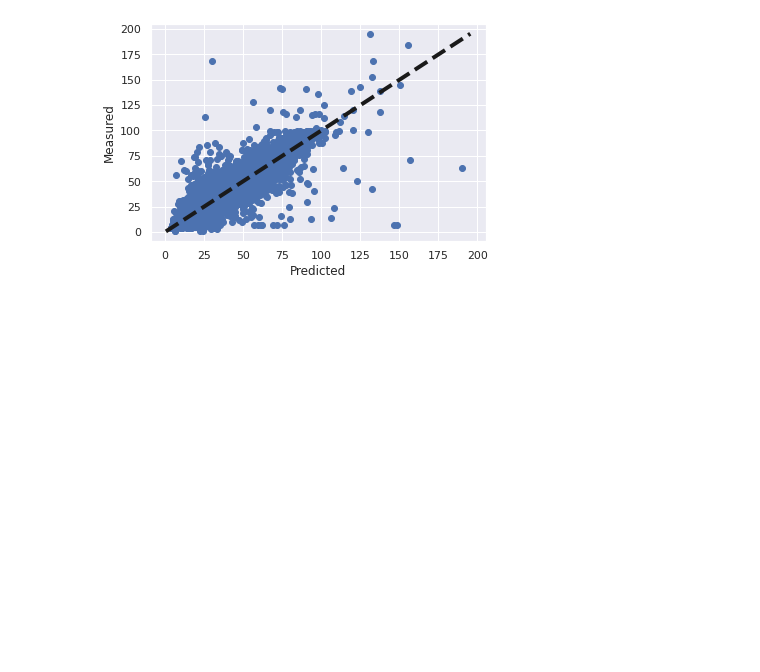
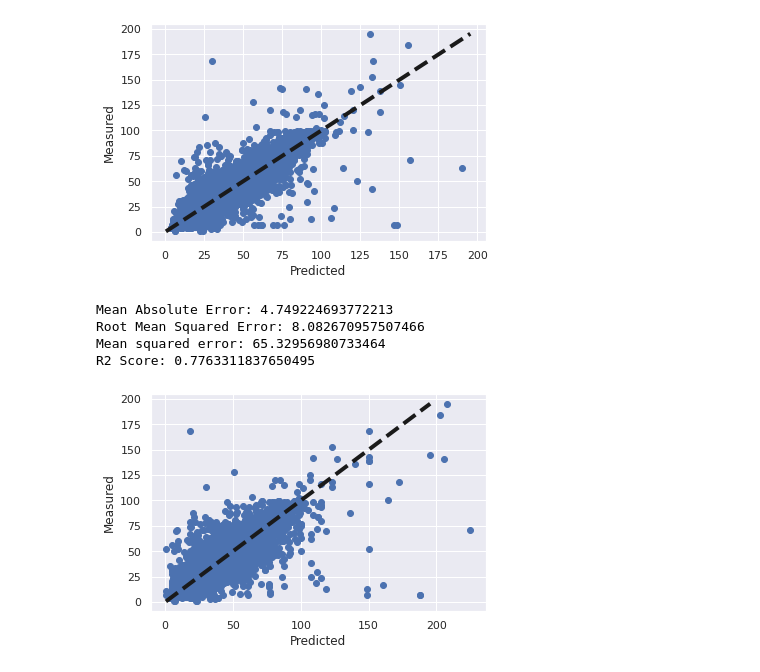
Before and after one commit to errhythm/NYCTaxiFarePred-Extended, a Jupyter notebook: taxi_nyc_data_analysis.ipynb, the cells around one changed output. Cells and saved outputs as stored; diff of their text form; code cells hidden in the pictures; blank space fills up the shorter version.

Commit message:
Added Decision Tree Model

```diff
--- a/taxi_nyc_data_analysis.ipynb
+++ b/taxi_nyc_data_analysis.ipynb
@@ -272,3 +272,28 @@ Root Mean Squared Error: 6.631038009572526
 Mean squared error: 43.97066508439557
 R2 Score: 0.8494576554308482
 [figure]
+# %%
+from sklearn.tree import DecisionTreeRegressor
+
+dt = DecisionTreeRegressor()
+dt.fit(X_train, y_train)
+
+y_pred = dt.predict(X_test)
+
+print("Mean Absolute Error:", mean_absolute_error(y_test, y_pred))
+print("Root Mean Squared Error:", np.sqrt(mean_squared_error(y_test,y_pred)))
+print('Mean squared error:', mean_squared_error(y_test, y_pred))
+print('R2 Score:', r2_score(y_test, y_pred))
+import matplotlib.pyplot as plt
+
+plt.plot(y_pred, y_test, 'o')
+plt.plot([y_test.min(), y_test.max()], [y_test.min(), y_test.max()], 'k--', lw= 4)
+plt.xlabel('Predicted')
+plt.ylabel('Measured')
+plt.show()
+# %% [output]
+Mean Absolute Error: 4.749224693772213
+Root Mean Squared Error: 8.082670957507466
+Mean squared error: 65.32956980733464
+R2 Score: 0.7763311837650495
+[figure, added]
```
